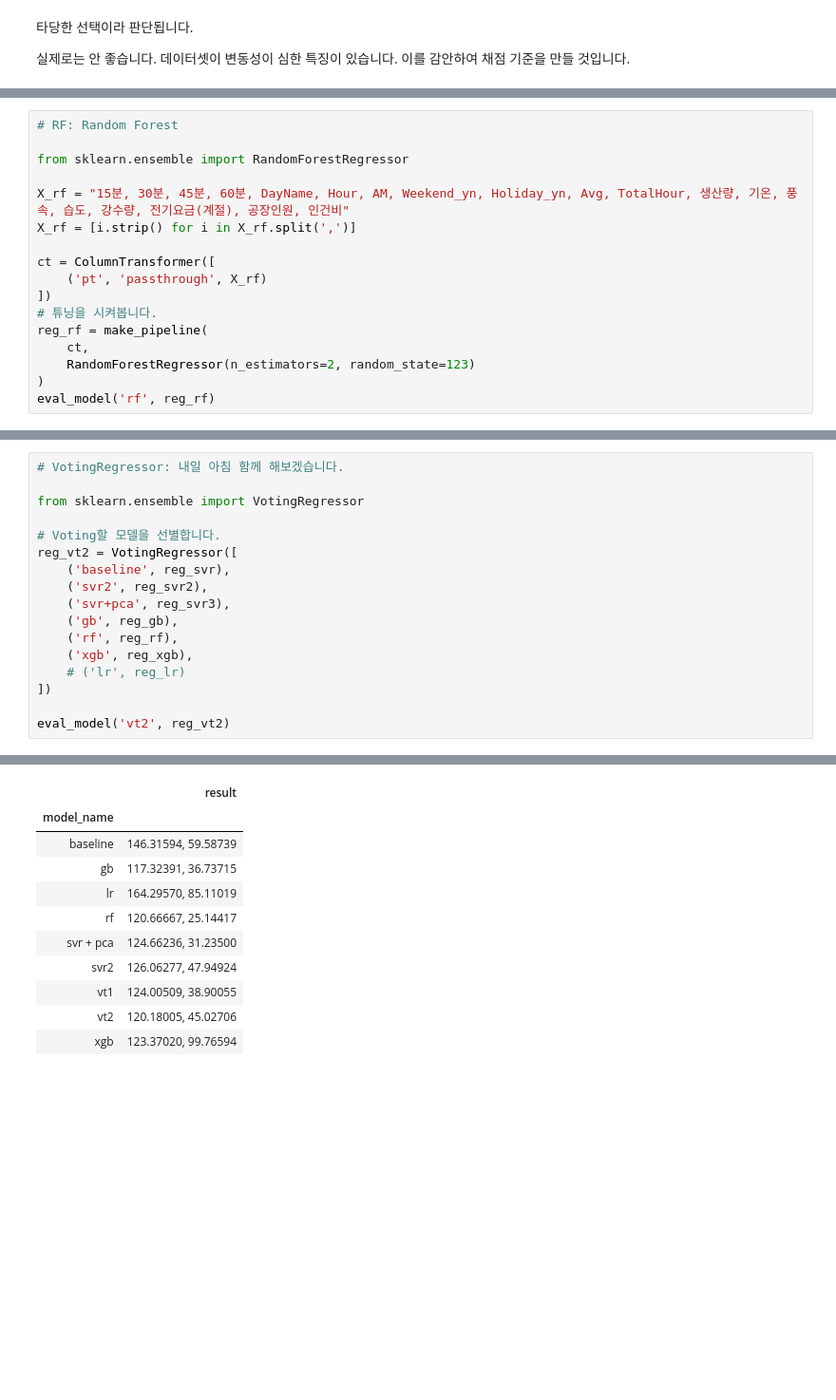
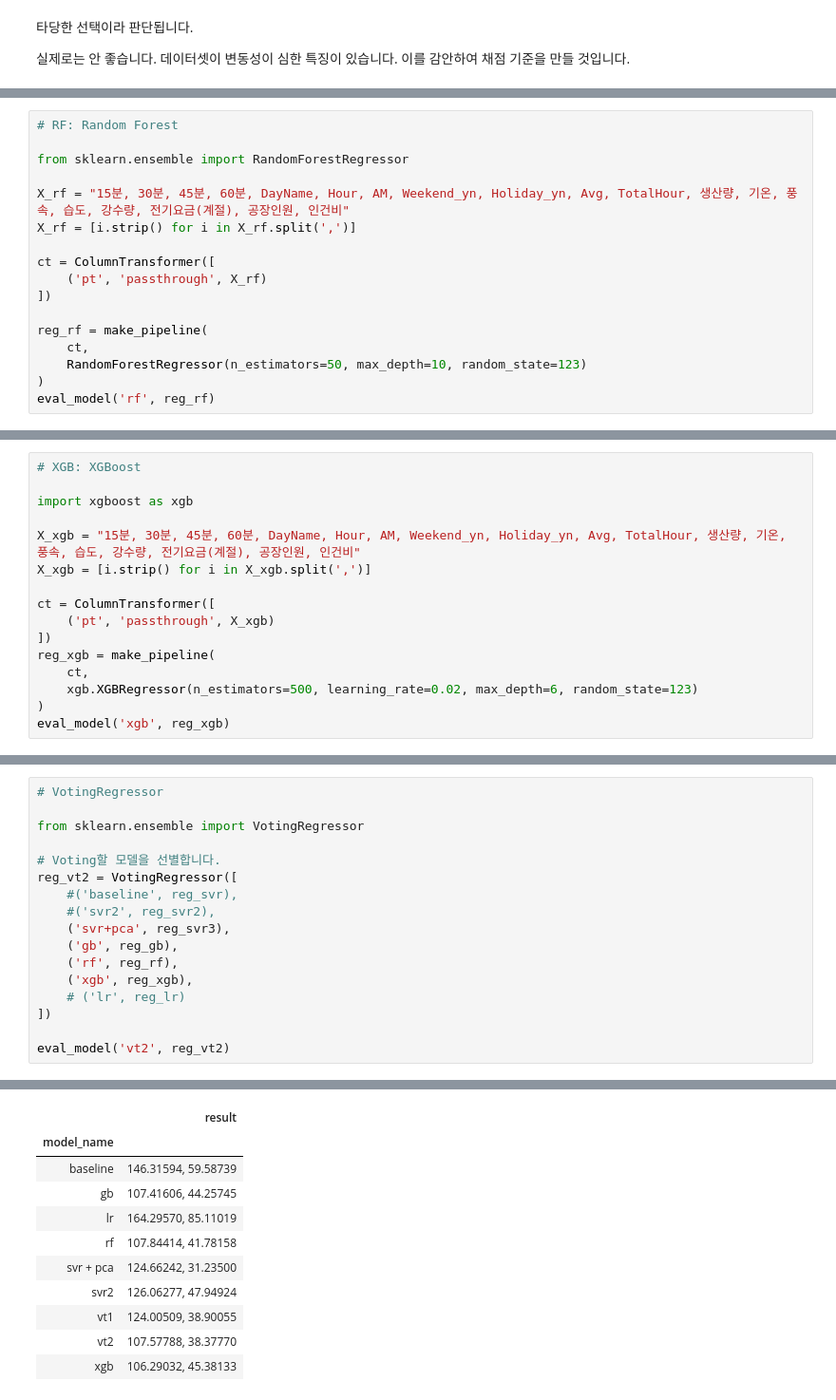
Before and after one commit to sunkusun9/DS_Lv3_2405, a Jupyter notebook: sec_ds_lv3_prob3_prob_kaggle.ipynb, the cells around one changed output, grey strips where cells are left out. Shown at 95% size. Cells and saved outputs as stored; diff of their text form; blank space fills up the shorter version.

```diff
--- a/sec_ds_lv3_prob3_prob_kaggle.ipynb
+++ b/sec_ds_lv3_prob3_prob_kaggle.ipynb
@@ -335,10 +332,10 @@ X_rf = [i.strip() for i in X_rf.split(',')]
 ct = ColumnTransformer([
     ('pt', 'passthrough', X_rf)
 ])
-# 튜닝을 시켜봅니다.
+
 reg_rf = make_pipeline(
     ct,
-    RandomForestRegressor(n_estimators=2, random_state=123)
+    RandomForestRegressor(n_estimators=50, max_depth=10, random_state=123)
 )
 eval_model('rf', reg_rf)
 # %% [output]
@@ -381,0 +356,16 @@ eval_model('xgb', reg_xgb)
+# %%
+# XGB: XGBoost
+
+import xgboost as xgb
+
+X_xgb = "15분, 30분, 45분, 60분, DayName, Hour, AM, Weekend_yn, Holiday_yn, Avg, TotalHour, 생산량, 기온, 풍속, 습도, 강수량, 전기요금(계절), 공장인원, 인건비"
+X_xgb = [i.strip() for i in X_xgb.split(',')]
+
+ct = ColumnTransformer([
+    ('pt', 'passthrough', X_xgb)
+])
+reg_xgb = make_pipeline(
+    ct,
+    xgb.XGBRegressor(n_estimators=500, learning_rate=0.02, max_depth=6, random_state=123)
+)
+eval_model('xgb', reg_xgb)
@@ -406,12 +412,12 @@ eval_model('lr', reg_lr)
 # %%
-# VotingRegressor: 내일 아침 함께 해보겠습니다.
+# VotingRegressor
 
 from sklearn.ensemble import VotingRegressor
 
 # Voting할 모델을 선별합니다.
 reg_vt2 = VotingRegressor([
-    ('baseline', reg_svr),
-    ('svr2', reg_svr2),
+    #('baseline', reg_svr),
+    #('svr2', reg_svr2),
     ('svr+pca', reg_svr3),
     ('gb', reg_gb),
     ('rf', reg_rf),
@@ -425,11 +431,11 @@ eval_model('vt2', reg_vt2)
 |  | result |
 | model_name |  |
 | baseline | 146.31594, 59.58739 |
-| gb | 117.32391, 36.73715 |
+| gb | 107.41606, 44.25745 |
 | lr | 164.29570, 85.11019 |
-| rf | 120.66667, 25.14417 |
-| svr + pca | 124.66236, 31.23500 |
+| rf | 107.84414, 41.78158 |
+| svr + pca | 124.66242, 31.23500 |
 | svr2 | 126.06277, 47.94924 |
 | vt1 | 124.00509, 38.90055 |
-| vt2 | 120.18005, 45.02706 |
-| xgb | 123.37020, 99.76594 |
+| vt2 | 107.57788, 38.37770 |
+| xgb | 106.29032, 45.38133 |
```
Also changed, not shown: parts of 16 cells of this notebook.
